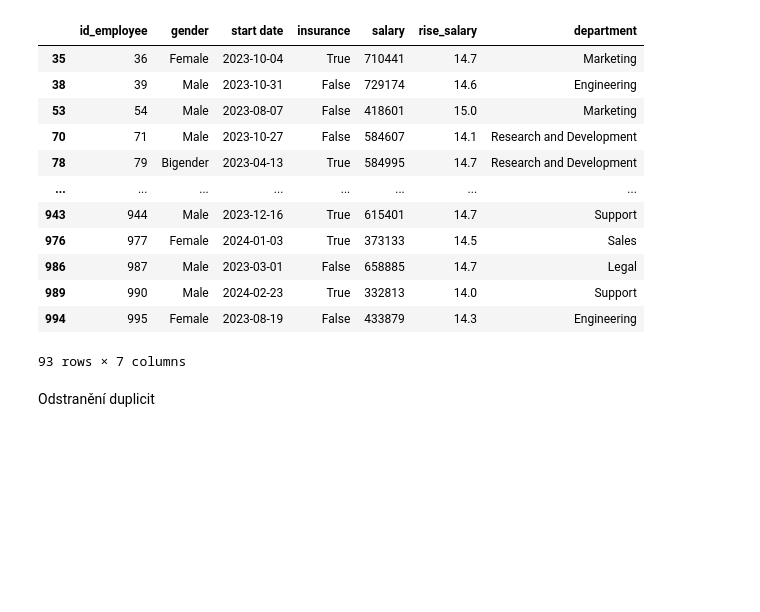
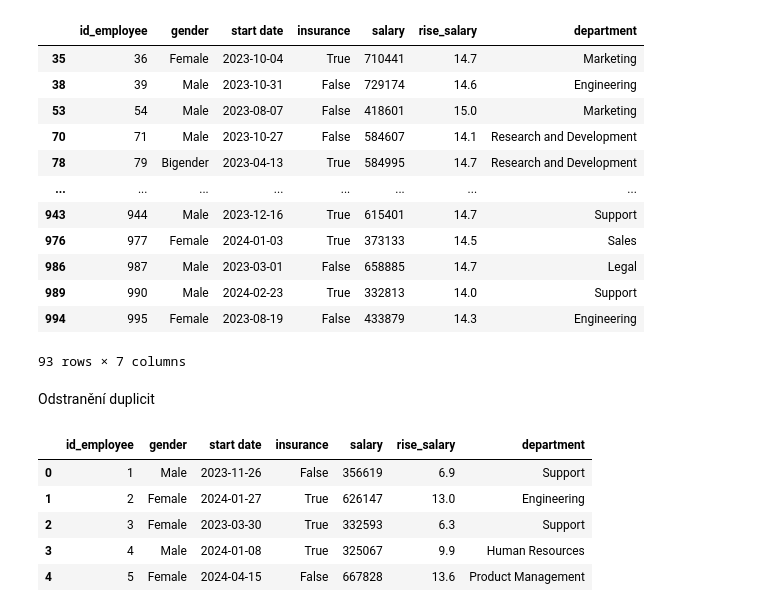
Before and after one commit to DavidKrecek/Datova-analyza, a Jupyter notebook: 55 pokračování - nalezení duplicitních hodnot (duplicated).ipynb, the cells around one changed output. Drawn from its saved outputs; the diff is of its cells as text; code cells hidden in the pictures; blank space fills up the shorter version.

```diff
--- a/55 pokračování - odstranění duplicit.ipynb
+++ b/55 pokračování - nalezení duplicitních hodnot (duplicated).ipynb
@@ -514,3 +514,12 @@ employees[employees.rise_salary.between(14.0, 15.0)]
 93 rows × 7 columns
 # %% [markdown]
 Odstranění duplicit
+# %%
+employees.head()
+# %% [output]
+|  | id_employee | gender | start date | insurance | salary | rise_salary | department |
+| 0 | 1 | Male | 2023-11-26 | False | 356619 | 6.9 | Support |
+| 1 | 2 | Female | 2024-01-27 | True | 626147 | 13.0 | Engineering |
+| 2 | 3 | Female | 2023-03-30 | True | 332593 | 6.3 | Support |
+| 3 | 4 | Male | 2024-01-08 | True | 325067 | 9.9 | Human Resources |
+| 4 | 5 | Female | 2024-04-15 | False | 667828 | 13.6 | Product Management |
```
Also changed, not shown: parts of 7 cells of this notebook, 1 other file.
